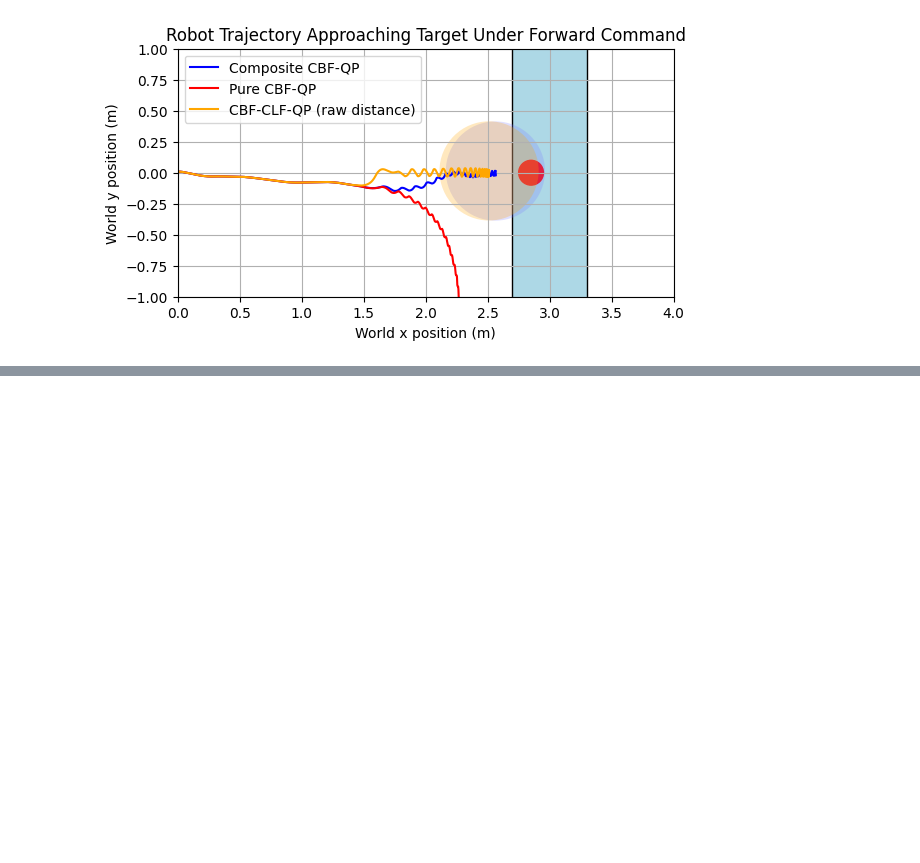
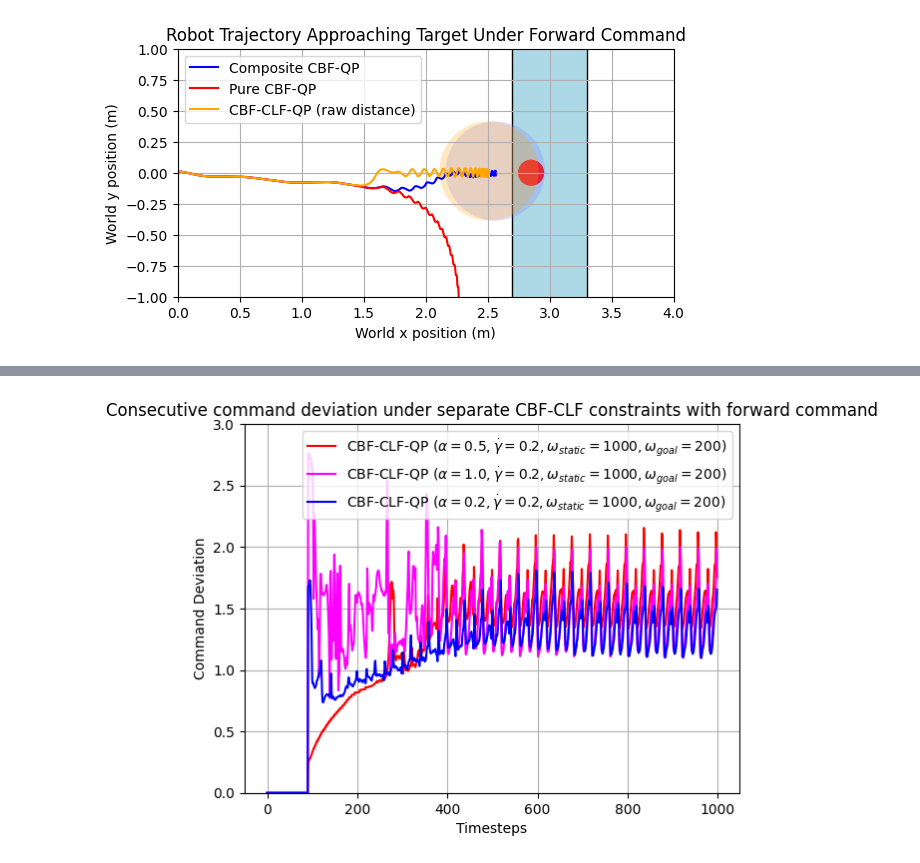
Before and after one commit to famsvip/Robot-Navigation-Collision-Avoidance-, a Jupyter notebook: data/plotting.ipynb, the cells around one changed output, grey strips where cells are left out. Saved outputs shown, nothing was run; the diff lists cells and outputs as text; code cells hidden in the pictures; blank space fills up the shorter version.

```diff
--- a/data/plotting.ipynb
+++ b/data/plotting.ipynb
@@ -107,0 +146,34 @@ plt.show()
+# %%
+# Consecutive command error for tuning alpha and gamma for separate CBF_CLF
+
+# Load data
+separated_cmds_1 = np.load("./separated_cmds.npy")
+separated_cmds_2 = np.load("./separated_cmds_2.npy")
+separated_cmds_4 = np.load("./separated_cmds_4.npy")
+
+def consecutive_command_change(cmd_array):
+    change = []
+    for i in range(np.size(cmd_array,axis=0)):
+        if i != 0:
+            original_cmd = [1.0, 0.0, 0.0]
+            prev_cmd = cmd_array[i-1]
+            curr_cmd = cmd_array[i]
+            change.append(np.sum((curr_cmd - original_cmd)**2))
+        else:
+            change.append(0)
+    return np.array(change)
+
+fig, ax = plt.subplots()
+
+ax.plot(range(np.size(separated_cmds_2,axis=0)), consecutive_command_change(separated_cmds_2), color=(1.0,0,0), label=r"CBF-CLF-QP ($\alpha=0.5,\.\gamma=0.2, \omega_{static}=1000, \omega_{goal}=200$)")
+ax.plot(range(np.size(separated_cmds_4,axis=0)), consecutive_command_change(separated_cmds_4), color=(1.0,0,1.0), label=r"CBF-CLF-QP ($\alpha=1.0,\.\gamma=0.2, \omega_{static}=1000, \omega_{goal}=200$)")
+ax.plot(range(np.size(separated_cmds_1,axis=0)), consecutive_command_change(separated_cmds_1), color=(0,0,1.0), label=r"CBF-CLF-QP ($\alpha=0.2,\.\gamma=0.2, \omega_{static}=1000, \omega_{goal}=200$)")
+ax.set_ylim(0, 3.0)
+plt.title('Consecutive command deviation under separate CBF-CLF constraints with forward command')
+plt.xlabel("Timesteps")
+plt.ylabel("Command Deviation")
+plt.grid(True)
+plt.legend()
+plt.show()
+# %% [output]
+[figure, added]
```
Also changed, not shown: parts of 5 cells of this notebook, 21 other files.
